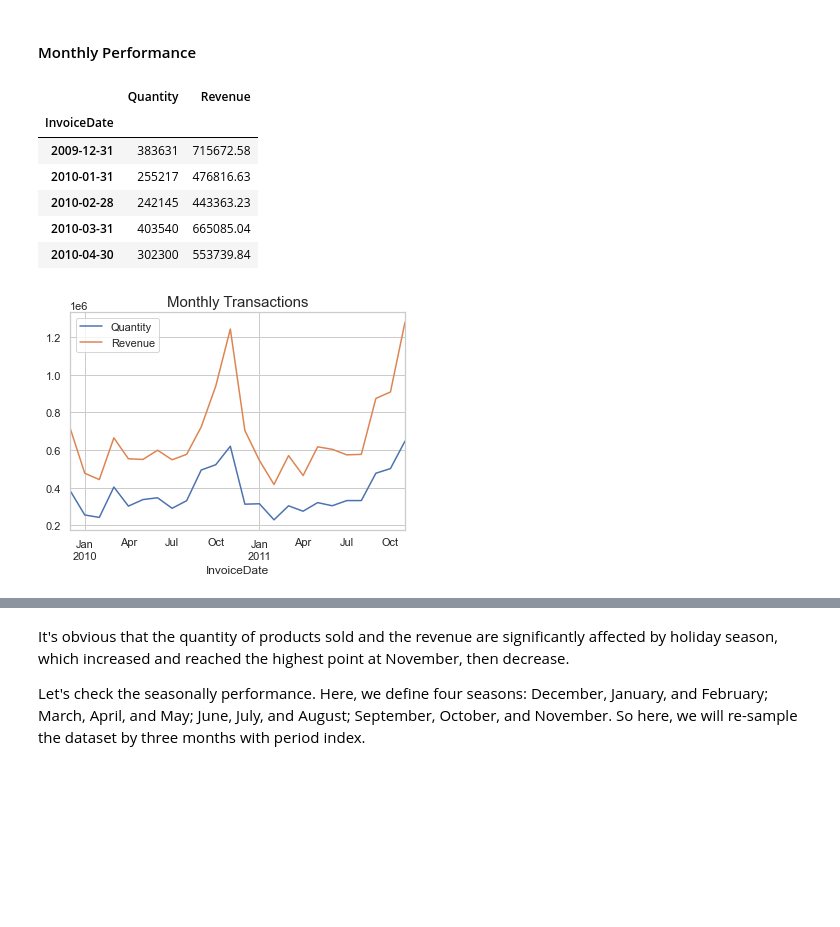
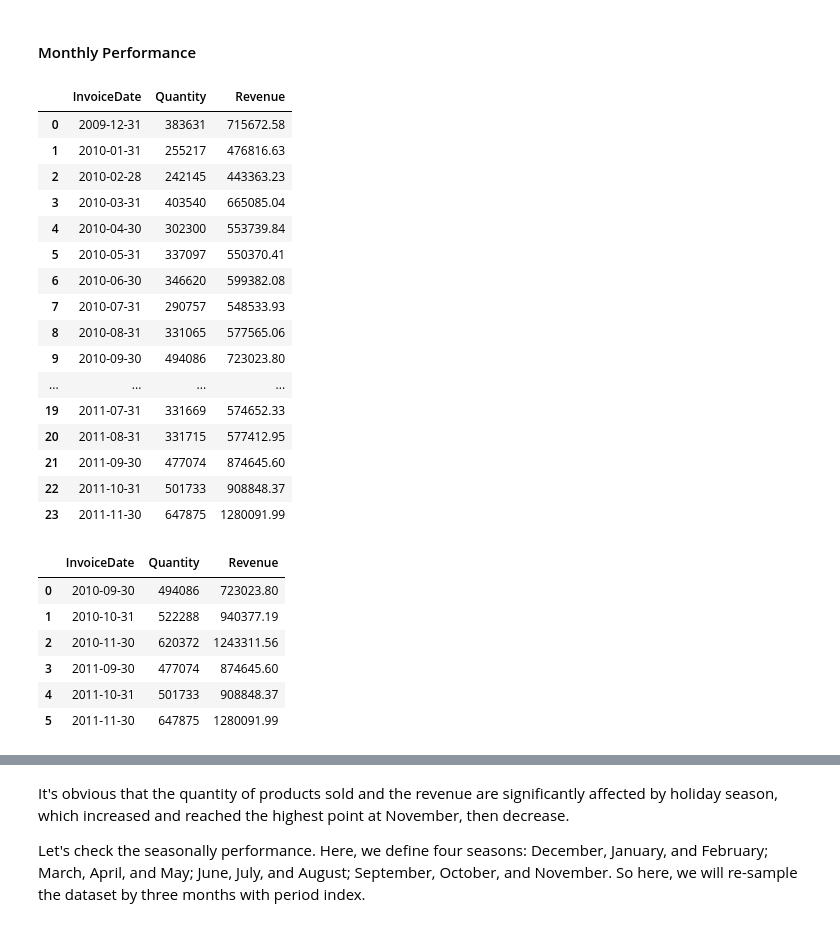
Before and after one commit to lasayin/Online-Retail-Business-Analysis-and-Customer-Segmentation, a Jupyter notebook: Online_Retail_Customer_Behavior_Analysis.ipynb, the cells around one changed output, grey strips where cells are left out. Drawn from its saved outputs; the diff is of its cells as text; code cells hidden in the pictures; blank space fills up the shorter version.

```diff
--- a/Online_Retail_Customer_Behavior_Analysis.ipynb
+++ b/Online_Retail_Customer_Behavior_Analysis.ipynb
@@ -124,23 +126,37 @@ For an on-line retail, monthly revenue can be considered as a critical metric to
 #### Monthly Performance
 # %%
 # Downsample InvoiceDate into month bins and sum the values of quantity and totalprice falling into the bins.
-month_retail = retail.resample('M', on='InvoiceDate').sum()[['Quantity', 'TotalPrice']]
+month_qua_rev = retail.resample('M', on='InvoiceDate').sum()[['Quantity', 'TotalPrice']]
 # Rename the columns
-month_retail.rename({'TotalPrice': 'Revenue'}, axis=1, inplace=True)
-
-month_retail.head()
+month_qua_rev = month_qua_rev.rename({'TotalPrice': 'Revenue'}, axis=1).reset_index()
+month_qua_rev
 # %% [output]
-|  | Quantity | Revenue |
-| InvoiceDate |  |  |
-| 2009-12-31 | 383631 | 715672.58 |
-| 2010-01-31 | 255217 | 476816.63 |
-| 2010-02-28 | 242145 | 443363.23 |
-| 2010-03-31 | 403540 | 665085.04 |
-| 2010-04-30 | 302300 | 553739.84 |
+|  | InvoiceDate | Quantity | Revenue |
+| 0 | 2009-12-31 | 383631 | 715672.58 |
+| 1 | 2010-01-31 | 255217 | 476816.63 |
+| 2 | 2010-02-28 | 242145 | 443363.23 |
+| 3 | 2010-03-31 | 403540 | 665085.04 |
+| 4 | 2010-04-30 | 302300 | 553739.84 |
+| 5 | 2010-05-31 | 337097 | 550370.41 |
+| 6 | 2010-06-30 | 346620 | 599382.08 |
+| 7 | 2010-07-31 | 290757 | 548533.93 |
+| 8 | 2010-08-31 | 331065 | 577565.06 |
+| 9 | 2010-09-30 | 494086 | 723023.80 |
+| ... | ... | ... | ... |
+| 19 | 2011-07-31 | 331669 | 574652.33 |
+| 20 | 2011-08-31 | 331715 | 577412.95 |
+| 21 | 2011-09-30 | 477074 | 874645.60 |
+| 22 | 2011-10-31 | 501733 | 908848.37 |
+| 23 | 2011-11-30 | 647875 | 1280091.99 |
-# %%
-# The quantity and revenue by month
-sns.set(style='whitegrid')
-month_retail.plot()
-_ = plt.title('Monthly Transactions', fontsize=15)
-# %% [output]
-[figure, removed]
+# %%
+# Separate high month from the whole monthly data
+high_qua_rev = month_qua_rev.iloc[[9,10,11,21,22,23]].reset_index(drop=True)
+high_qua_rev
+# %% [output]
+|  | InvoiceDate | Quantity | Revenue |
+| 0 | 2010-09-30 | 494086 | 723023.80 |
+| 1 | 2010-10-31 | 522288 | 940377.19 |
+| 2 | 2010-11-30 | 620372 | 1243311.56 |
+| 3 | 2011-09-30 | 477074 | 874645.60 |
+| 4 | 2011-10-31 | 501733 | 908848.37 |
+| 5 | 2011-11-30 | 647875 | 1280091.99 |
```
Also changed, not shown: parts of 16 cells of this notebook.
